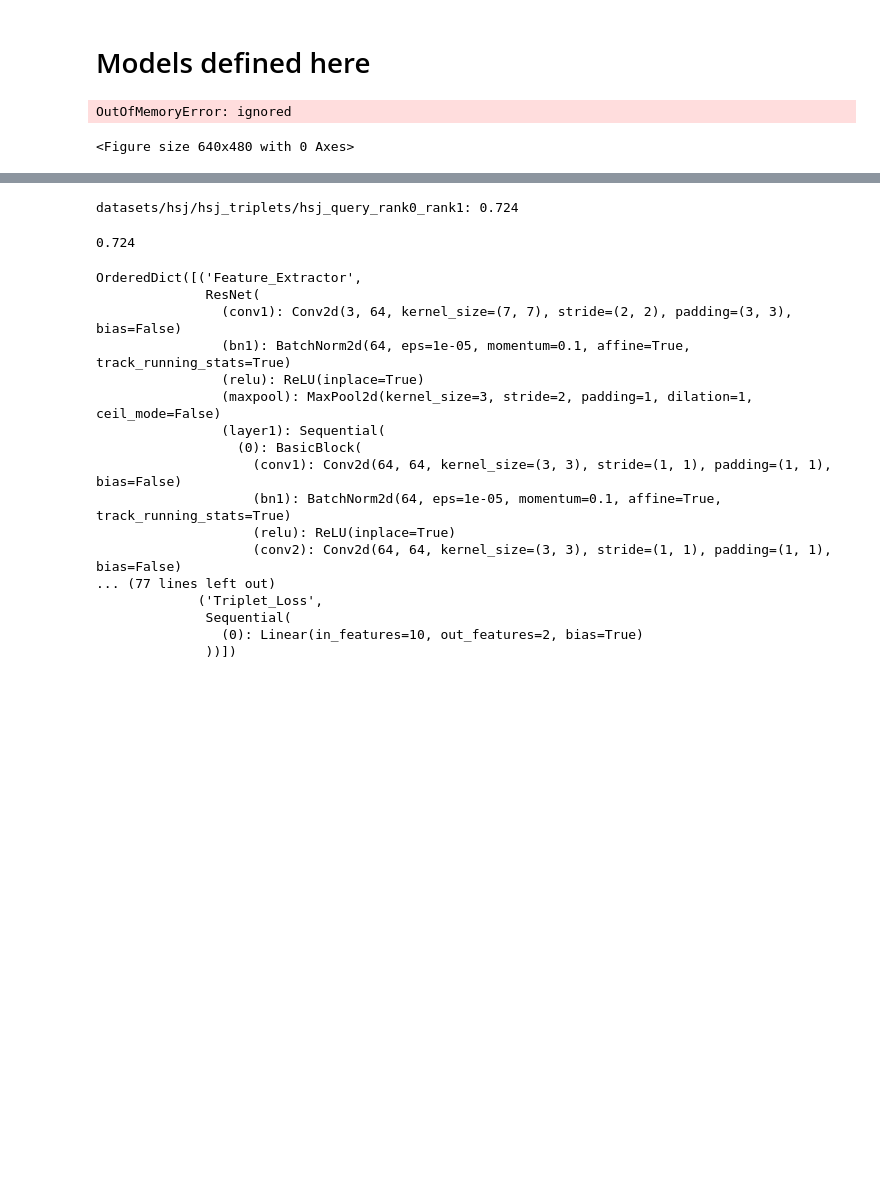
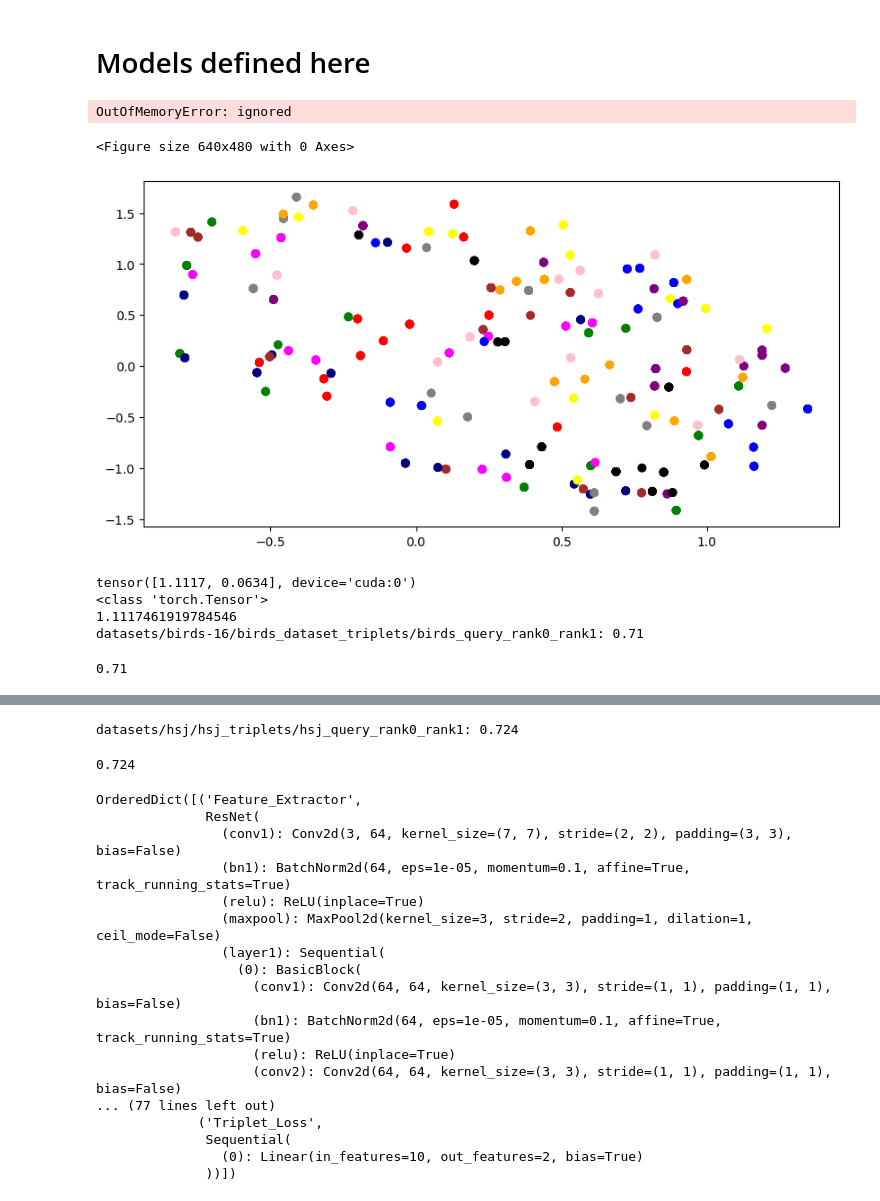
Before and after one commit to flori-margaritescu/human-judgements-honours, a Jupyter notebook: CNN_models_simple.ipynb, the cells around one changed output, grey strips where cells are left out. Drawn from its saved outputs; the diff is of its cells as text; code cells hidden in the pictures; blank space fills up the shorter version.

```diff
--- a/CNN_models_simple.ipynb
+++ b/CNN_models_simple.ipynb
@@ -4443 +4454,10 @@ model1.cuda()
+# %%
+apply_framework(birds_similar_8rank2, "jpg", model1, True)
+# %% [output]
+[figure, added]
+tensor([1.1117, 0.0634], device='cuda:0')
+<class 'torch.Tensor'>
+1.1117461919784546
+datasets/birds-16/birds_dataset_triplets/birds_query_rank0_rank1: 0.71
+0.71
 # %%
```
Also changed, not shown: parts of 5 cells of this notebook.
